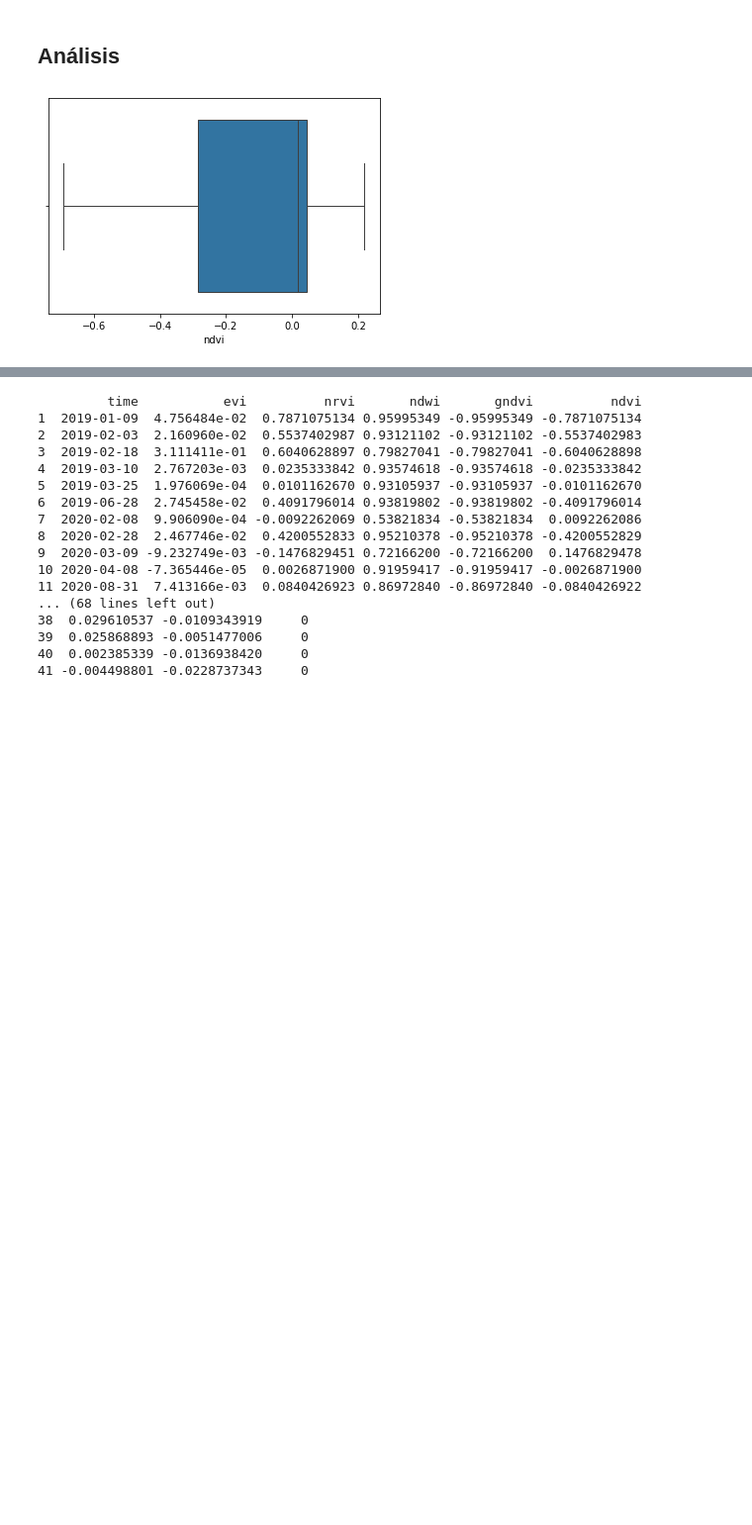
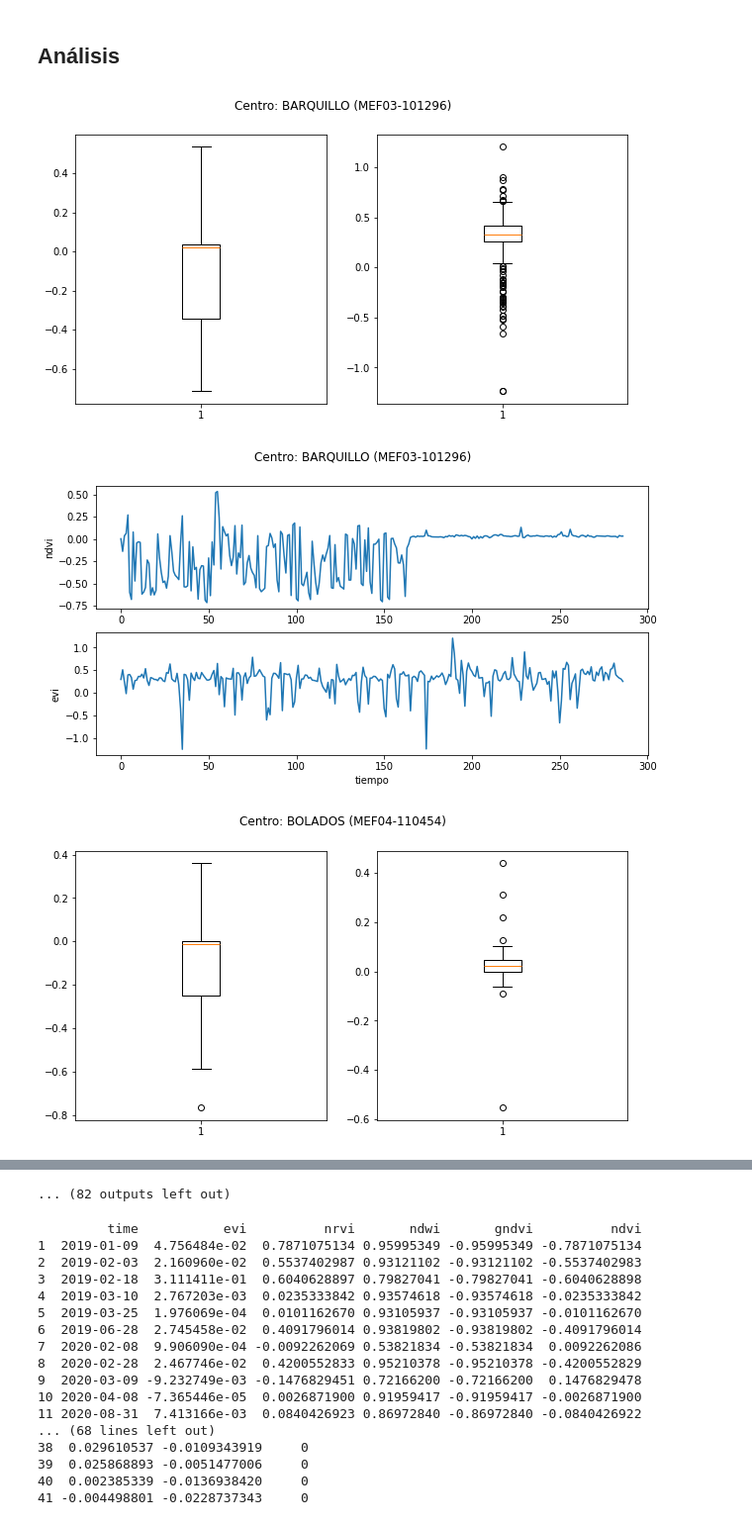
Before and after one commit to cristobalstrange/ProyectoCDDGIMT2118, a Jupyter notebook: main.ipynb, the cells around one changed output, grey strips where cells are left out. Shown at 99% size. Saved outputs shown, nothing was run; the diff lists cells and outputs as text; code cells hidden in the pictures; blank space fills up the shorter version.

Commit message:
feat(project): :sparkles: boxplots

```diff
--- a/main.ipynb
+++ b/main.ipynb
@@ -441,13 +441,30 @@ Se obtuvieron 57 imágenes del COPERNICUS
 ... (35 outputs left out)
 # %% [markdown]
 ## Análisis
-# %%
-import seaborn as sns
-import matplotlib.pyplot as plt
-
-center = 'BARQUILLO (MEF03-101296)'
-metrics = pd.read_csv(f'metrics/{center}.csv')
-sns.boxplot(x=metrics['ndvi'])
-plt.show()
-# %% [output]
-[figure, removed]
+# %%
+import seaborn as sns
+import matplotlib.pyplot as plt
+
+
+data = gpd.read_file('data_center.geojson').to_crs(4326)
+for center in data['Name']:
+    metrics = pd.read_csv(f'metrics/{center}.csv')
+    metrics = metrics.dropna()
+    fig, axs = plt.subplots(1, 2, figsize=(10, 5))
+    axs[0].boxplot(metrics['ndvi2'])
+    axs[1].boxplot(metrics['evi'])
+    plt.suptitle(f'Centro: {center}')
+    plt.show()
+
+    fig, axs = plt.subplots(2, 1, figsize=(10, 5))
+    axs[0].plot(metrics['ndvi2'])
+    axs[0].set_ylabel('ndvi')
+    axs[1].plot(metrics['evi'])
+    axs[1].set_ylabel('evi')
+    plt.suptitle(f'Centro: {center}')
+    plt.xlabel('tiempo')
+    plt.show()
+# %% [output]
+[figure, added]
+[figure, added]
+[figure, added]
@@ -454,3 +480,4 @@ plt.show()
+... (82 outputs left out)
 # %%
 # !pip install rpy2
 %load_ext rpy2.ipython
```
Also changed, not shown: parts of 1 cell of this notebook.
